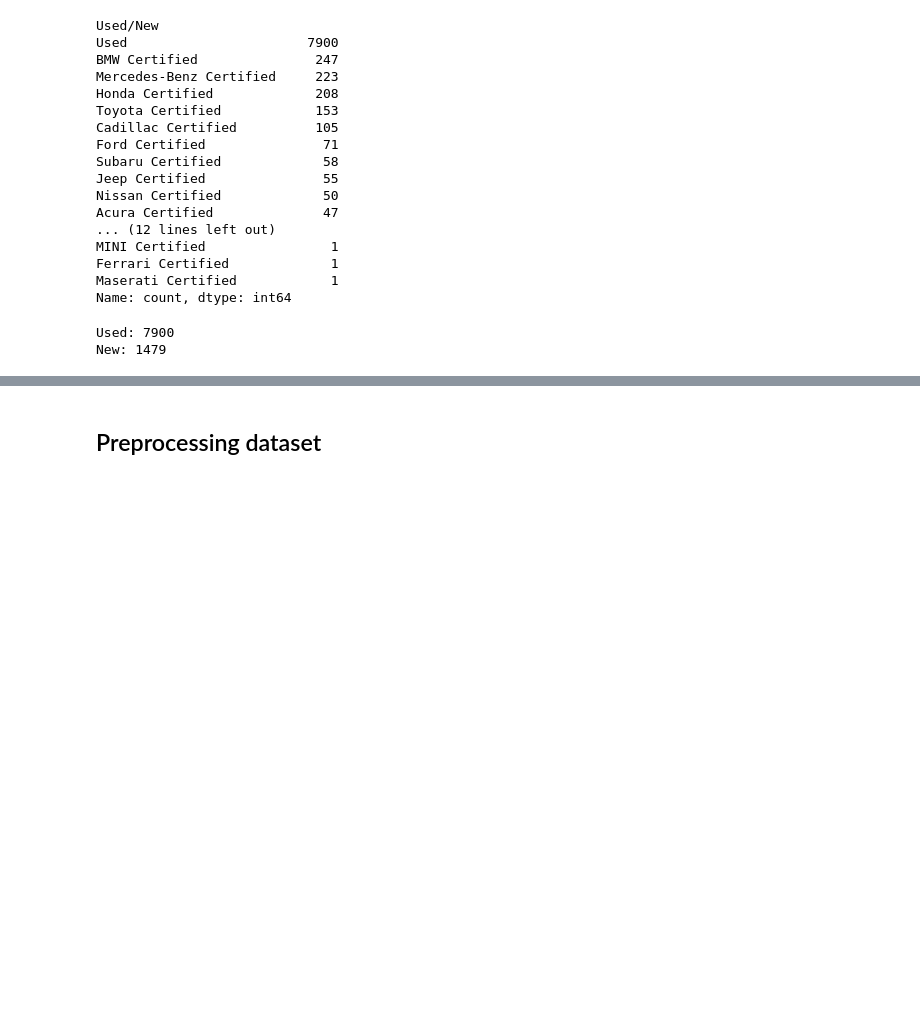
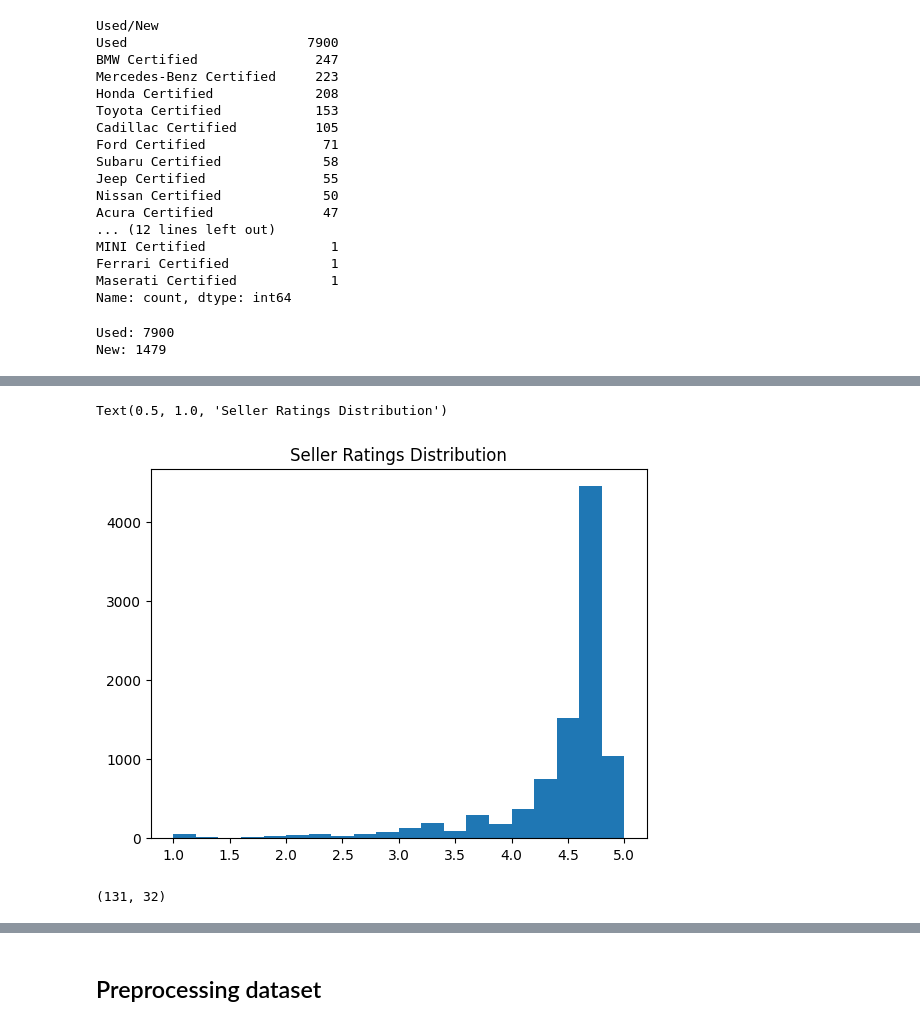
Before and after one commit to Nickeniklas/car_recommender, a Jupyter notebook: cars_eda.ipynb, the cells around one changed output, grey strips where cells are left out. Saved outputs shown, nothing was run; the diff lists cells and outputs as text; code cells hidden in the pictures; blank space fills up the shorter version.

```diff
--- a/cars_eda.ipynb
+++ b/cars_eda.ipynb
@@ -98,0 +112,12 @@ New: 1479
+# %%
+# heat map of Seller ratings
+plt.hist(df_raw['SellerRating'], bins=20)
+plt.title('Seller Ratings Distribution')
+# %% [output]
+Text(0.5, 1.0, 'Seller Ratings Distribution')
+[figure, added]
+# %%
+# seller ratings under 2
+df_raw[df_raw['SellerRating'] < 2].shape
+# %% [output]
+(131, 32)
```
Also changed, not shown: parts of 3 cells of this notebook.
